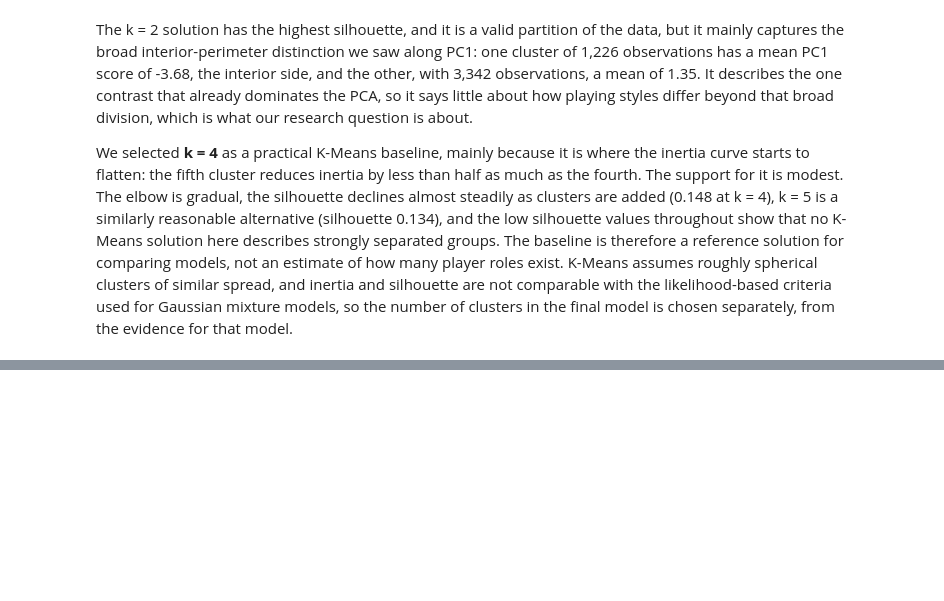
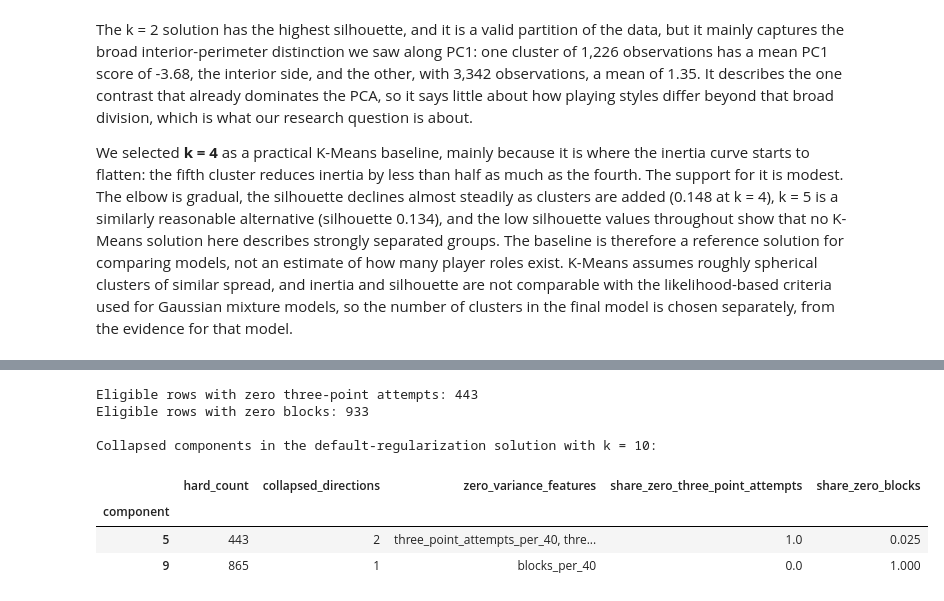
Before and after one commit to DoronWolinsky/Yuval-and-Doron-s-final-project---EuroLeague-player-roles, a Jupyter notebook: notebooks/EuroLeague_Player_Roles_Project.ipynb, the cells around one changed output, grey strips where cells are left out. Cells and saved outputs as stored; diff of their text form; code cells hidden in the pictures; blank space fills up the shorter version.

```diff
--- a/notebooks/EuroLeague_Player_Roles_Project.ipynb
+++ b/notebooks/EuroLeague_Player_Roles_Project.ipynb
@@ -2697,0 +2780,39 @@ final model is chosen separately, from the evidence for that model.
+# %%
+zero_three_point_attempts = modeling_rows["three_points_attempted"].eq(0).to_numpy()
+zero_blocks = modeling_rows["blocks_favour"].eq(0).to_numpy()
+print(f"Eligible rows with zero three-point attempts: {zero_three_point_attempts.sum()}")
+print(f"Eligible rows with zero blocks: {zero_blocks.sum()}\n")
+
+default_best_k = default_gmm_summary["bic"].idxmin()
+default_best_model = default_gmm_models[default_best_k]
+default_best_labels = default_best_model.predict(X_scaled)
+
+collapsed_rows = []
+for component, cov in enumerate(default_best_model.covariances_):
+    within_variances = np.linalg.eigvalsh(cov) - default_best_model.reg_covar
+    if within_variances.min() < COLLAPSE_THRESHOLD:
+        feature_variances = pd.Series(np.diag(cov) - default_best_model.reg_covar,
+                                      index=FINAL_CLUSTERING_FEATURES)
+        in_component = default_best_labels == component
+        collapsed_rows.append({
+            "component": component,
+            "hard_count": int(in_component.sum()),
+            "collapsed_directions": int((within_variances < COLLAPSE_THRESHOLD).sum()),
+            "zero_variance_features": ", ".join(
+                feature_variances.index[feature_variances < COLLAPSE_THRESHOLD]),
+            "share_zero_three_point_attempts": zero_three_point_attempts[in_component].mean(),
+            "share_zero_blocks": zero_blocks[in_component].mean(),
+        })
+
+print(f"Collapsed components in the default-regularization solution with k = {default_best_k}:")
+with pd.option_context("display.max_colwidth", None):
+    display(pd.DataFrame(collapsed_rows).set_index("component").round(3))
+# %% [output]
+Eligible rows with zero three-point attempts: 443
+Eligible rows with zero blocks: 933
+
+Collapsed components in the default-regularization solution with k = 10:
+|  | hard_count | collapsed_directions | zero_variance_features | share_zero_three_point_attempts | share_zero_blocks |
+| component |  |  |  |  |  |
+| 5 | 443 | 2 | three_point_attempts_per_40, thre... | 1.0 | 0.025 |
+| 9 | 865 | 1 | blocks_per_40 | 0.0 | 1.000 |
```
Also changed, not shown: parts of 10 cells of this notebook, 4 other files.
